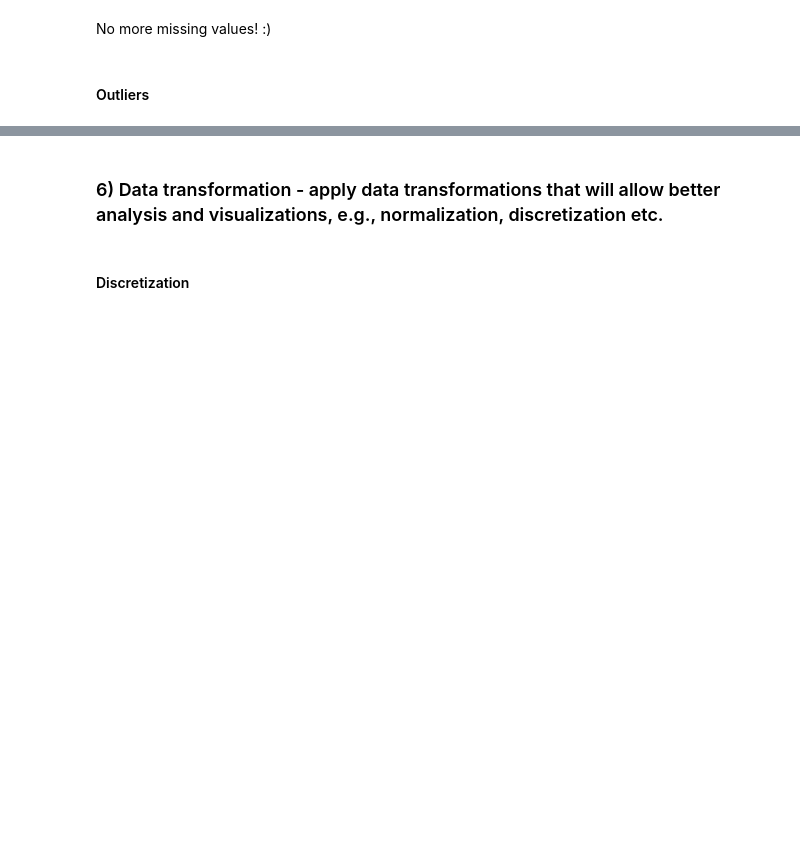
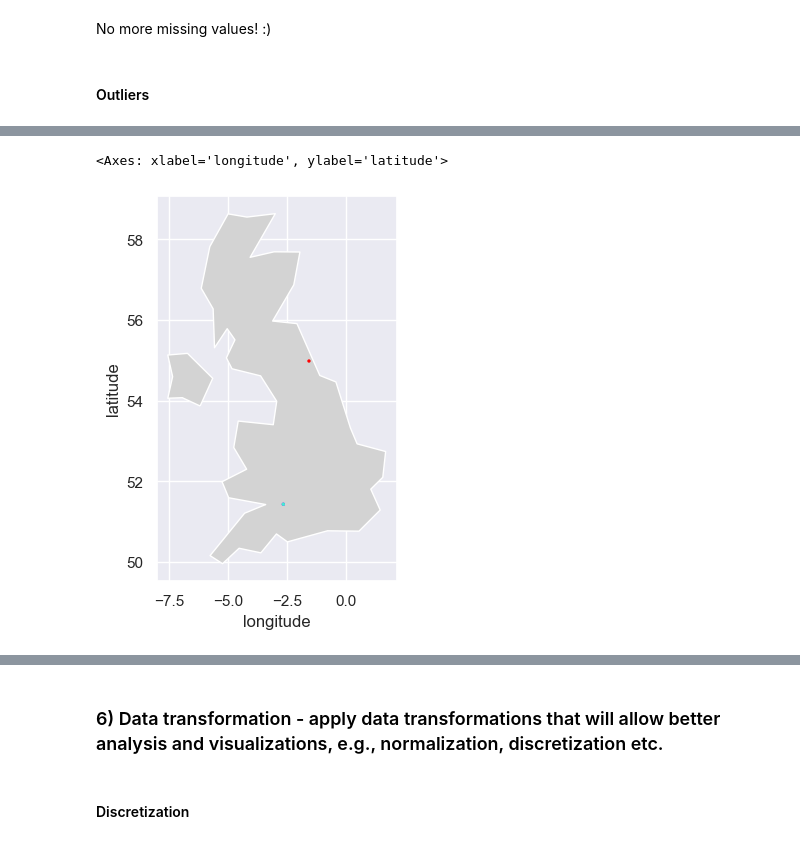
Before and after one commit to Liri-Be/DataMining, a Jupyter notebook: part-1/part1.ipynb, the cells around one changed output, grey strips where cells are left out. Cells and saved outputs as stored; diff of their text form; code cells hidden in the pictures; blank space fills up the shorter version.

```diff
--- a/part-1/part1.ipynb
+++ b/part-1/part1.ipynb
@@ -806,0 +772,4 @@ upper bound: 8.280240356321517
+# %%
+print("Problematic countries:")
+outlier_countries = data_frame[data_frame["longitude"]>-20]
+outlier_countries
@@ -806,0 +783,9 @@ upper bound: 8.280240356321517
+# %%
+fig2, ax2 = plt.subplots(figsize=(8,5))
+countries_to_display = world_countries[world_countries['name']=='United Kingdom']
+
+countries_to_display.plot(color="lightgrey", ax=ax2)
+outlier_countries.plot(x="longitude", y="latitude", kind="scatter", ax=ax2, cmap='rainbow', s=2)
+# %% [output]
+<Axes: xlabel='longitude', ylabel='latitude'>
+[figure, added]
```
Also changed, not shown: parts of 24 cells of this notebook, 1 other file.
